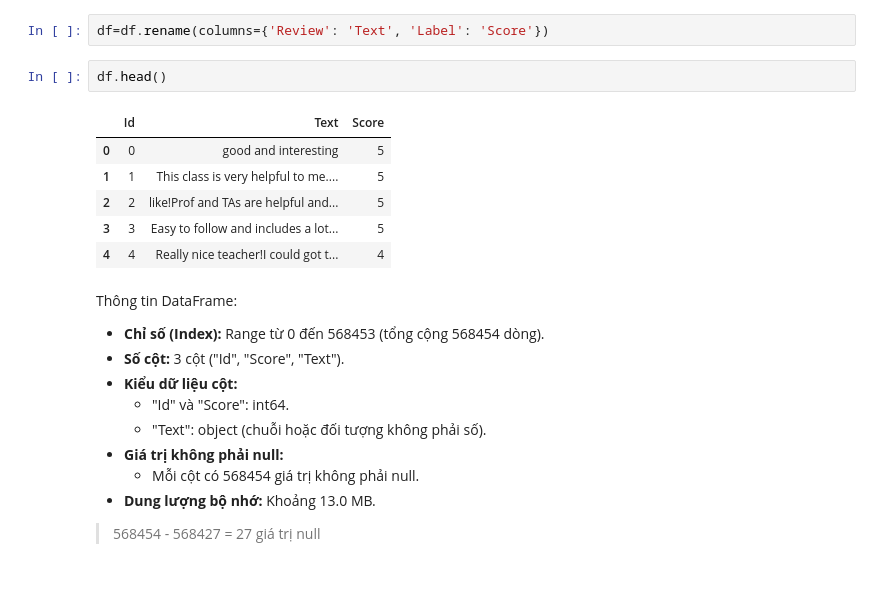
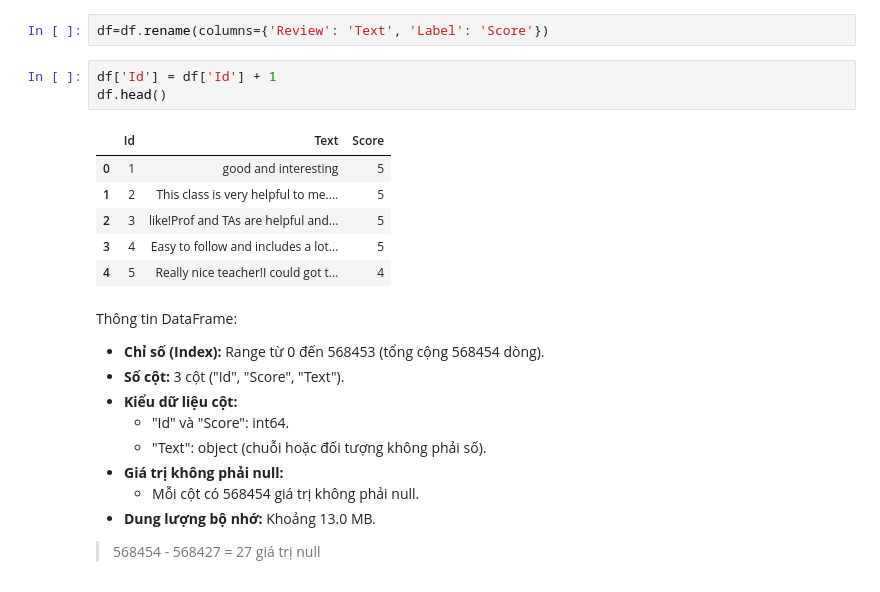
Before and after one commit to 8syncdev/Mashine-Learning---RoBerta---Base-Bert, a Jupyter notebook: jupiter/bert.ipynb, the cells around one changed output. Saved outputs shown, nothing was run; the diff lists cells and outputs as text.

```diff
--- a/jupiter/bert.ipynb
+++ b/jupiter/bert.ipynb
@@ -48,15 +51,16 @@ df
 # df
 # %%
 df=df.rename(columns={'Review': 'Text', 'Label': 'Score'})
-# %%
-df.head()
-# %% [output]
-|  | Id | Text | Score |
-| 0 | 0 | good and interesting | 5 |
-| 1 | 1 | This class is very helpful to me.... | 5 |
-| 2 | 2 | like!Prof and TAs are helpful and... | 5 |
-| 3 | 3 | Easy to follow and includes a lot... | 5 |
-| 4 | 4 | Really nice teacher!I could got t... | 4 |
+# %%
+df['Id'] = df['Id'] + 1
+df.head()
+# %% [output]
+|  | Id | Text | Score |
+| 0 | 1 | good and interesting | 5 |
+| 1 | 2 | This class is very helpful to me.... | 5 |
+| 2 | 3 | like!Prof and TAs are helpful and... | 5 |
+| 3 | 4 | Easy to follow and includes a lot... | 5 |
+| 4 | 5 | Really nice teacher!I could got t... | 4 |
 # %% [markdown]
 Thông tin DataFrame:
 
```
Also changed, not shown: parts of 24 cells of this notebook, 4 other files.
